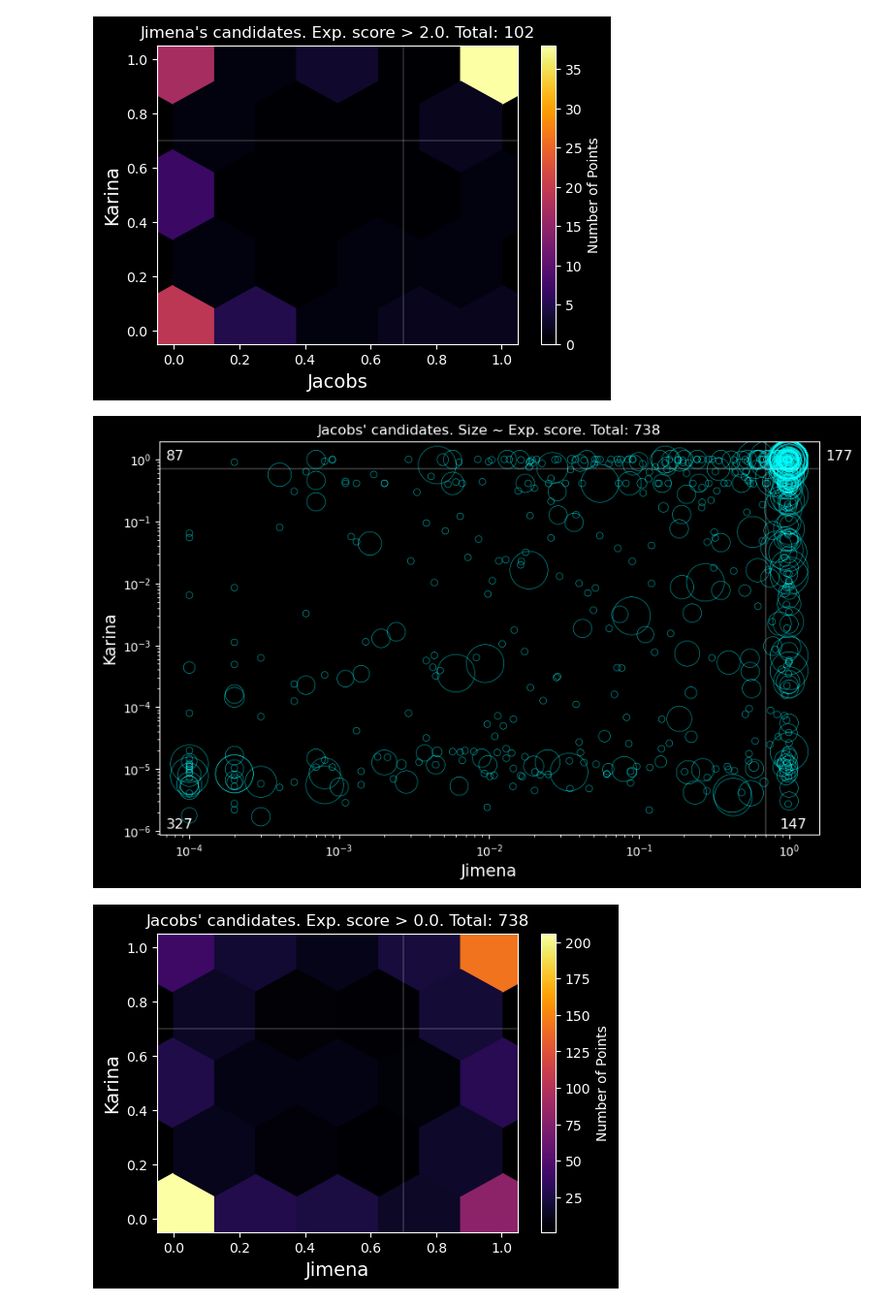
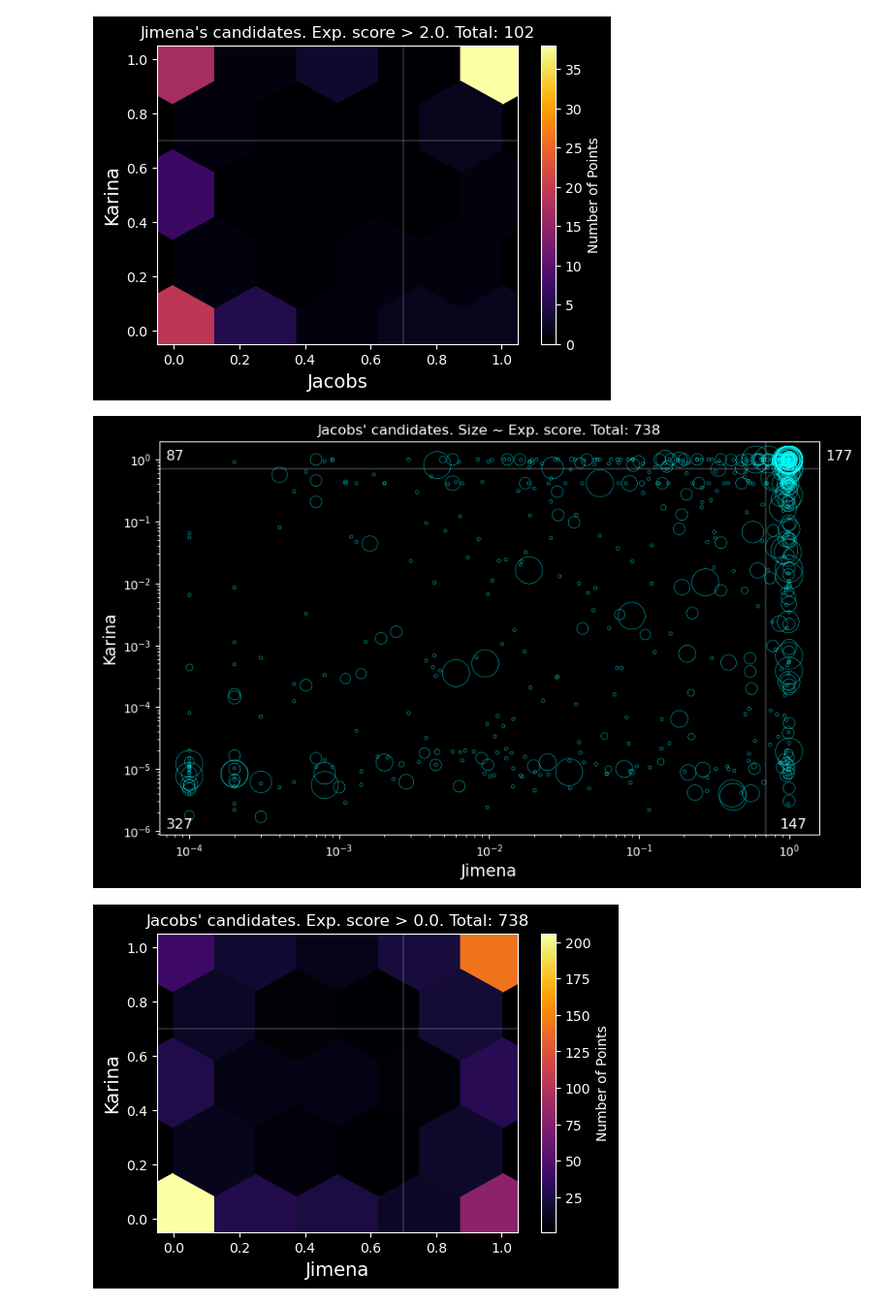
Before and after one commit to JimenaGonzalez/Citizen_science_project, a Jupyter notebook: Intersection/Basic_analysis.ipynb, the cells around one changed output. Shown at 97% size. Saved outputs shown, nothing was run; the diff lists cells and outputs as text; code cells hidden in the pictures.

```diff
--- a/Intersection/Basic_analysis.ipynb
+++ b/Intersection/Basic_analysis.ipynb
@@ -241,39 +241,39 @@ for i in range(len(dist_scores)):
 # In Jacobs' candidates
 cand_jacobs = pd.read_csv('data/in_jacobs.csv')
 # Adding my expert scores to the data
-size = (cand_jacobs['score'] + [1]*len(cand_jacobs))**5
+size = (cand_jacobs['score'] + [0.5]*len(cand_jacobs))**5
 
 plt.figure(figsize=(10,6))
 plt.title('Jacobs\' candidates. Size ~ Exp. score. Total: ' + str(len(cand_jacobs)))
 plt.ylabel('Karina', fontsize=14)
 plt.xlabel('Jimena', fontsize=14)
 plt.scatter(cand_jacobs['SINGLE'], cand_jacobs['K_SCORE'], alpha=1, s=size.values,
             edgecolors='#00FFFF', facecolors='none', linewidth=0.3)
 plt.yscale("log")
 plt.xscale("log")
 
 plt.axhline(y=0.7, color='w', linestyle='-', linewidth=0.3)
 plt.axvline(x=0.7, color='w', linestyle='-', linewidth=0.3)
 
 # Calculate number of points in each region
 region_1 = ((cand_jacobs['SINGLE'] >= 0.7) & (cand_jacobs['K_SCORE'] >= 0.7)).sum()
 region_2 = ((cand_jacobs['SINGLE'] < 0.7) & (cand_jacobs['K_SCORE'] >= 0.7)).sum()
 region_3 = ((cand_jacobs['SINGLE'] < 0.7) & (cand_jacobs['K_SCORE'] < 0.7)).sum()
 region_4 = ((cand_jacobs['SINGLE'] >= 0.7) & (cand_jacobs['K_SCORE'] < 0.7)).sum()
 
 # Add text to each region
 plt.text(1.01, 1-0.02, f'{region_1}', transform=plt.gca().transAxes, fontsize=12,
          verticalalignment='top', horizontalalignment='left', color='white')
 plt.text(0.01, 1-0.02, f'{region_2}', transform=plt.gca().transAxes, fontsize=12,
          verticalalignment='top', horizontalalignment='left', color='white')
 plt.text(0.01, 0.01, f'{region_3}', transform=plt.gca().transAxes, fontsize=12,
          verticalalignment='bottom', horizontalalignment='left', color='white')
 plt.text(0.94, 0.01, f'{region_4}', transform=plt.gca().transAxes, fontsize=12,
          verticalalignment='bottom', horizontalalignment='left', color='white')
 
 plt.show()
 # %% [output]
-[figure, old version]
+[figure, new version]
 # %%
 # In Jacobs's candidates, heat map
 
```
Also changed, not shown: parts of 5 cells of this notebook.
